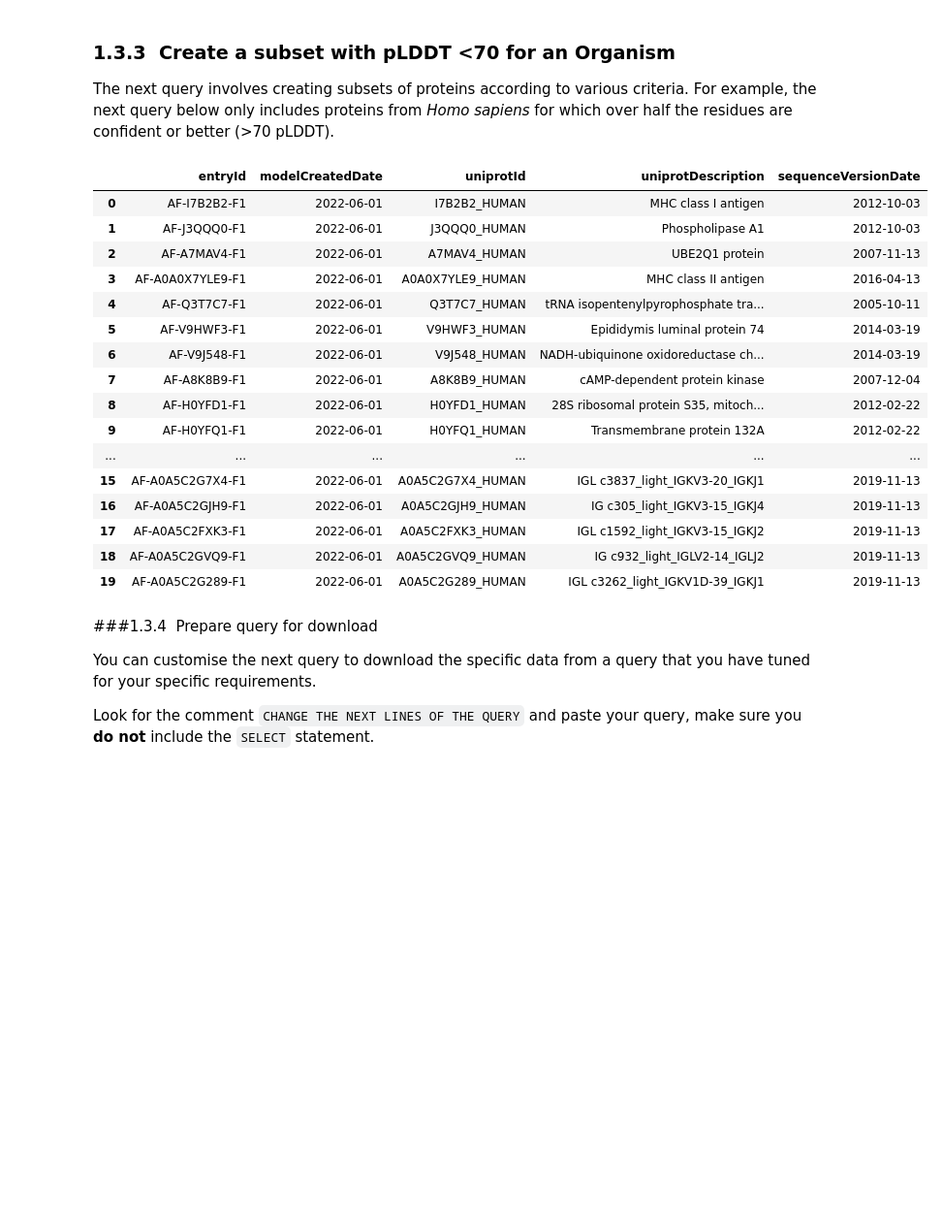
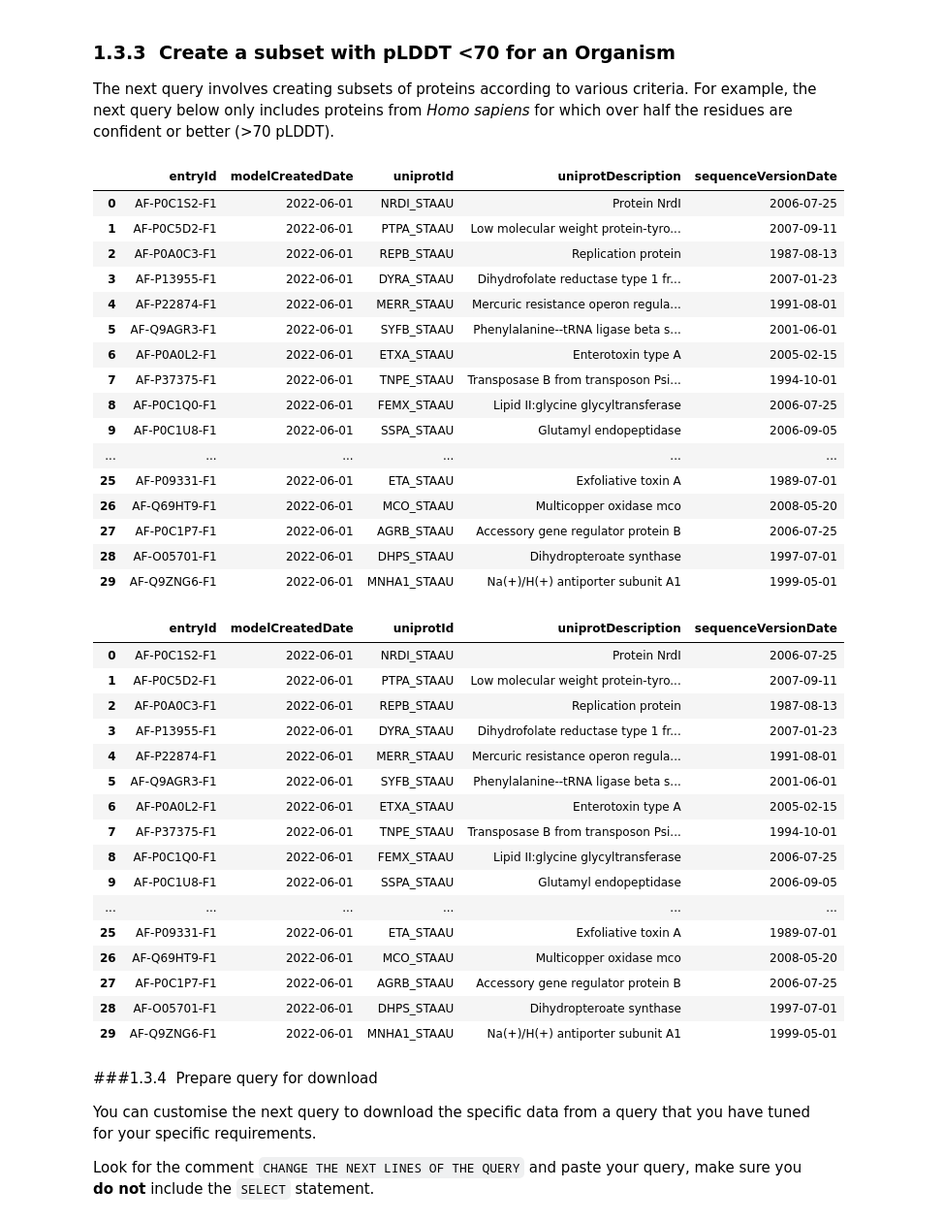
Before and after one commit to paulynamagana/AFDB_notebooks, a Jupyter notebook: AFDB_BigQuery.ipynb, the cells around one changed output. Shown at 97% size. Saved outputs shown, nothing was run; the diff lists cells and outputs as text; code cells hidden in the pictures; blank space fills up the shorter version.

```diff
--- a/AFDB_BigQuery.ipynb
+++ b/AFDB_BigQuery.ipynb
@@ -84,6 +84,9 @@ def execute_bigquery_and_create_dataframe(query):
     # Create a pandas DataFrame to view the results as a table
     df = pd.DataFrame(data)
 
+    # Display the DataFrame for visualization
+    display(df)
+
     return df
 # %% [markdown]
 ## 1.1.&nbsp;  Data Types
@@ -252,38 +300,56 @@ The next query involves creating subsets of proteins according to various criter
 # %%
 # Define the query with LIMIT clause
 #YOU CAN MODIFY THE QUERY ACCORDING TO YOUR NEEDS
 query = """
     SELECT entryId,  modelCreatedDate, uniprotId, uniprotDescription, sequenceVersionDate
     FROM bigquery-public-data.deepmind_alphafold.metadata -- DATASET
 
-    WHERE organismScientificName = "Homo sapiens" -- ORGANISM TO SEARCH
+    WHERE organismScientificName = "Staphylococcus aureus" -- ORGANISM TO SEARCH
       AND (fractionPlddtVeryHigh + fractionPlddtConfident) > 0.5 -- FILTER BY PLDDT
-    LIMIT 20  -- LIMIT TO 10 QUERIES
+      AND isReviewed IS True
+    LIMIT 30  -- LIMIT TO 10 QUERIES
     -----
 """
 
 ## Where fractionPlddtVeryHigh == Fraction of the residues in the prediction with pLDDT greater than 90
 ##fractionPlddtConfident ==	Fraction of the residues in the prediction with pLDDT between 70 and 90
 
-execute_bigquery_and_create_dataframe(query)
+df= execute_bigquery_and_create_dataframe(query)
 # %% [output]
 |  | entryId | modelCreatedDate | uniprotId | uniprotDescription | sequenceVersionDate |
-| 0 | AF-I7B2B2-F1 | 2022-06-01 | I7B2B2_HUMAN | MHC class I antigen | 2012-10-03 |
-| 1 | AF-J3QQQ0-F1 | 2022-06-01 | J3QQQ0_HUMAN | Phospholipase A1 | 2012-10-03 |
-| 2 | AF-A7MAV4-F1 | 2022-06-01 | A7MAV4_HUMAN | UBE2Q1 protein | 2007-11-13 |
-| 3 | AF-A0A0X7YLE9-F1 | 2022-06-01 | A0A0X7YLE9_HUMAN | MHC class II antigen | 2016-04-13 |
-| 4 | AF-Q3T7C7-F1 | 2022-06-01 | Q3T7C7_HUMAN | tRNA isopentenylpyrophosphate tra... | 2005-10-11 |
-| 5 | AF-V9HWF3-F1 | 2022-06-01 | V9HWF3_HUMAN | Epididymis luminal protein 74 | 2014-03-19 |
-| 6 | AF-V9J548-F1 | 2022-06-01 | V9J548_HUMAN | NADH-ubiquinone oxidoreductase ch... | 2014-03-19 |
-| 7 | AF-A8K8B9-F1 | 2022-06-01 | A8K8B9_HUMAN | cAMP-dependent protein kinase | 2007-12-04 |
-| 8 | AF-H0YFD1-F1 | 2022-06-01 | H0YFD1_HUMAN | 28S ribosomal protein S35, mitoch... | 2012-02-22 |
-| 9 | AF-H0YFQ1-F1 | 2022-06-01 | H0YFQ1_HUMAN | Transmembrane protein 132A | 2012-02-22 |
+| 0 | AF-P0C1S2-F1 | 2022-06-01 | NRDI_STAAU | Protein NrdI | 2006-07-25 |
+| 1 | AF-P0C5D2-F1 | 2022-06-01 | PTPA_STAAU | Low molecular weight protein-tyro... | 2007-09-11 |
+| 2 | AF-P0A0C3-F1 | 2022-06-01 | REPB_STAAU | Replication protein | 1987-08-13 |
+| 3 | AF-P13955-F1 | 2022-06-01 | DYRA_STAAU | Dihydrofolate reductase type 1 fr... | 2007-01-23 |
+| 4 | AF-P22874-F1 | 2022-06-01 | MERR_STAAU | Mercuric resistance operon regula... | 1991-08-01 |
+| 5 | AF-Q9AGR3-F1 | 2022-06-01 | SYFB_STAAU | Phenylalanine--tRNA ligase beta s... | 2001-06-01 |
+| 6 | AF-P0A0L2-F1 | 2022-06-01 | ETXA_STAAU | Enterotoxin type A | 2005-02-15 |
+| 7 | AF-P37375-F1 | 2022-06-01 | TNPE_STAAU | Transposase B from transposon Psi... | 1994-10-01 |
+| 8 | AF-P0C1Q0-F1 | 2022-06-01 | FEMX_STAAU | Lipid II:glycine glycyltransferase | 2006-07-25 |
+| 9 | AF-P0C1U8-F1 | 2022-06-01 | SSPA_STAAU | Glutamyl endopeptidase | 2006-09-05 |
 | ... | ... | ... | ... | ... | ... |
-| 15 | AF-A0A5C2G7X4-F1 | 2022-06-01 | A0A5C2G7X4_HUMAN | IGL c3837_light_IGKV3-20_IGKJ1 | 2019-11-13 |
-| 16 | AF-A0A5C2GJH9-F1 | 2022-06-01 | A0A5C2GJH9_HUMAN | IG c305_light_IGKV3-15_IGKJ4 | 2019-11-13 |
-| 17 | AF-A0A5C2FXK3-F1 | 2022-06-01 | A0A5C2FXK3_HUMAN | IGL c1592_light_IGKV3-15_IGKJ2 | 2019-11-13 |
-| 18 | AF-A0A5C2GVQ9-F1 | 2022-06-01 | A0A5C2GVQ9_HUMAN | IG c932_light_IGLV2-14_IGLJ2 | 2019-11-13 |
-| 19 | AF-A0A5C2G289-F1 | 2022-06-01 | A0A5C2G289_HUMAN | IGL c3262_light_IGKV1D-39_IGKJ1 | 2019-11-13 |
+| 25 | AF-P09331-F1 | 2022-06-01 | ETA_STAAU | Exfoliative toxin A | 1989-07-01 |
+| 26 | AF-Q69HT9-F1 | 2022-06-01 | MCO_STAAU | Multicopper oxidase mco | 2008-05-20 |
+| 27 | AF-P0C1P7-F1 | 2022-06-01 | AGRB_STAAU | Accessory gene regulator protein B | 2006-07-25 |
+| 28 | AF-O05701-F1 | 2022-06-01 | DHPS_STAAU | Dihydropteroate synthase | 1997-07-01 |
+| 29 | AF-Q9ZNG6-F1 | 2022-06-01 | MNHA1_STAAU | Na(+)/H(+) antiporter subunit A1 | 1999-05-01 |
+|  | entryId | modelCreatedDate | uniprotId | uniprotDescription | sequenceVersionDate |
+| 0 | AF-P0C1S2-F1 | 2022-06-01 | NRDI_STAAU | Protein NrdI | 2006-07-25 |
+| 1 | AF-P0C5D2-F1 | 2022-06-01 | PTPA_STAAU | Low molecular weight protein-tyro... | 2007-09-11 |
+| 2 | AF-P0A0C3-F1 | 2022-06-01 | REPB_STAAU | Replication protein | 1987-08-13 |
+| 3 | AF-P13955-F1 | 2022-06-01 | DYRA_STAAU | Dihydrofolate reductase type 1 fr... | 2007-01-23 |
+| 4 | AF-P22874-F1 | 2022-06-01 | MERR_STAAU | Mercuric resistance operon regula... | 1991-08-01 |
+| 5 | AF-Q9AGR3-F1 | 2022-06-01 | SYFB_STAAU | Phenylalanine--tRNA ligase beta s... | 2001-06-01 |
+| 6 | AF-P0A0L2-F1 | 2022-06-01 | ETXA_STAAU | Enterotoxin type A | 2005-02-15 |
+| 7 | AF-P37375-F1 | 2022-06-01 | TNPE_STAAU | Transposase B from transposon Psi... | 1994-10-01 |
+| 8 | AF-P0C1Q0-F1 | 2022-06-01 | FEMX_STAAU | Lipid II:glycine glycyltransferase | 2006-07-25 |
+| 9 | AF-P0C1U8-F1 | 2022-06-01 | SSPA_STAAU | Glutamyl endopeptidase | 2006-09-05 |
+| ... | ... | ... | ... | ... | ... |
+| 25 | AF-P09331-F1 | 2022-06-01 | ETA_STAAU | Exfoliative toxin A | 1989-07-01 |
+| 26 | AF-Q69HT9-F1 | 2022-06-01 | MCO_STAAU | Multicopper oxidase mco | 2008-05-20 |
+| 27 | AF-P0C1P7-F1 | 2022-06-01 | AGRB_STAAU | Accessory gene regulator protein B | 2006-07-25 |
+| 28 | AF-O05701-F1 | 2022-06-01 | DHPS_STAAU | Dihydropteroate synthase | 1997-07-01 |
+| 29 | AF-Q9ZNG6-F1 | 2022-06-01 | MNHA1_STAAU | Na(+)/H(+) antiporter subunit A1 | 1999-05-01 |
 # %% [markdown]
 ###1.3.4&nbsp;   Prepare query for download
 
```
Also changed, not shown: parts of 10 cells of this notebook.
